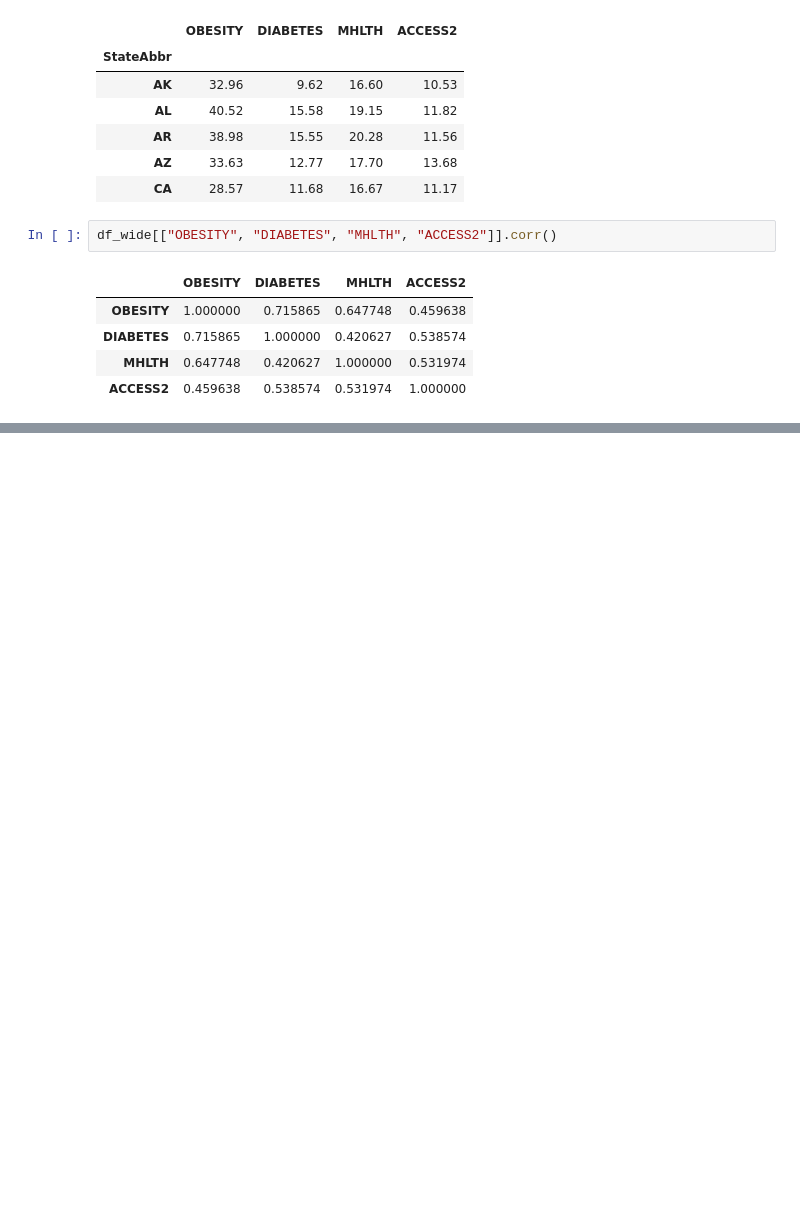
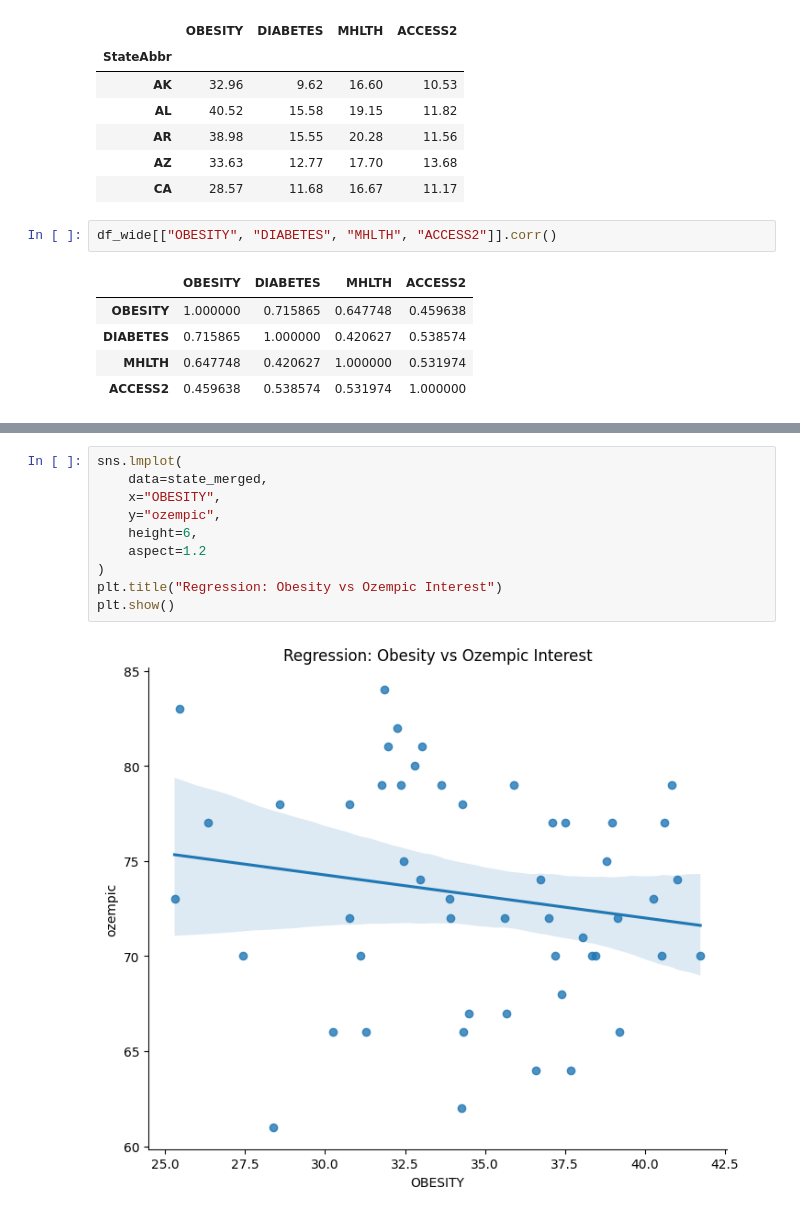
Before and after one commit to remisublette/GLP1-trends, a Jupyter notebook: working files/analysis.ipynb, the cells around one changed output, grey strips where cells are left out. Saved outputs shown, nothing was run; the diff lists cells and outputs as text; blank space fills up the shorter version.

```diff
--- a/working files/analysis.ipynb
+++ b/working files/analysis.ipynb
@@ -96,0 +248,12 @@ df_wide[["OBESITY", "DIABETES", "MHLTH", "ACCESS2"]].corr()
+# %%
+sns.lmplot(
+    data=state_merged,
+    x="OBESITY",
+    y="ozempic",
+    height=6,
+    aspect=1.2
+)
+plt.title("Regression: Obesity vs Ozempic Interest")
+plt.show()
+# %% [output]
+[figure, added]
```
Also changed, not shown: parts of 11 cells of this notebook.
